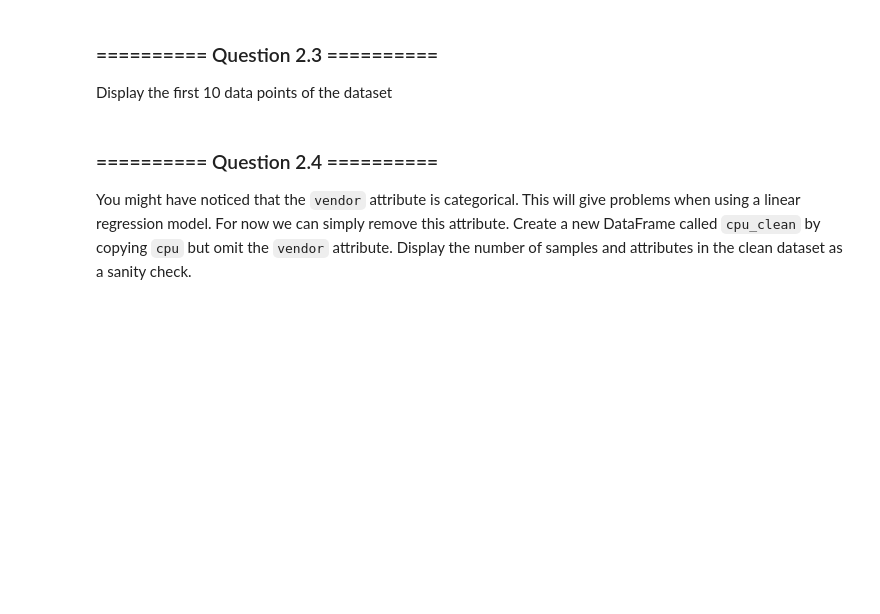
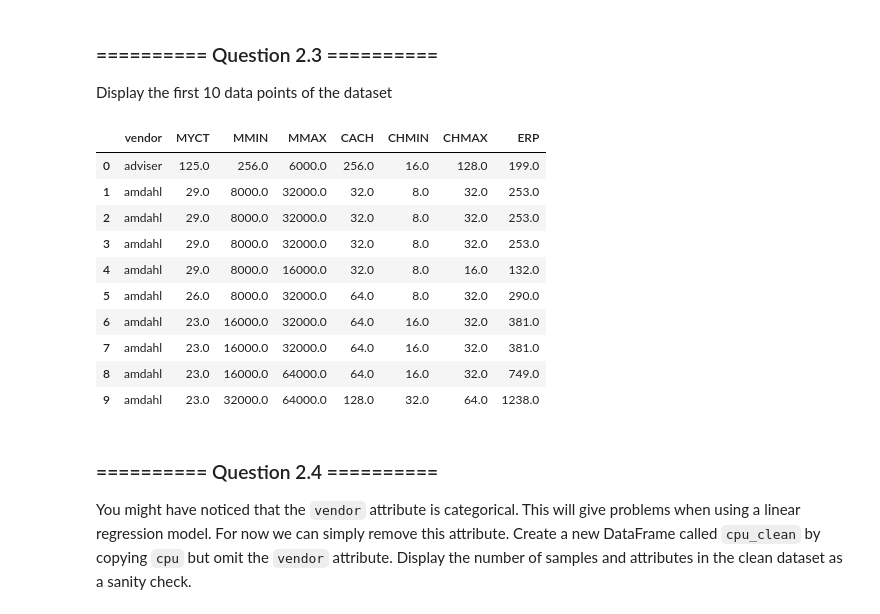
Before and after one commit to ishanparikh/IAML2018, a Jupyter notebook: Labs/02 - Decision Trees and Linear Regression.ipynb, the cells around one changed output. Saved outputs shown, nothing was run; the diff lists cells and outputs as text; code cells hidden in the pictures; blank space fills up the shorter version.

```diff
--- a/Labs/02 - Decision Trees and Linear Regression.ipynb
+++ b/Labs/02 - Decision Trees and Linear Regression.ipynb
@@ -399,6 +413,19 @@ Get a feeling of the data by using pandas `describe()` method.
 Display the first 10 data points of the dataset
 # %%
 # Your Code goes here:
+cpu.head(10)
+# %% [output]
+|  | vendor | MYCT | MMIN | MMAX | CACH | CHMIN | CHMAX | ERP |
+| 0 | adviser | 125.0 | 256.0 | 6000.0 | 256.0 | 16.0 | 128.0 | 199.0 |
+| 1 | amdahl | 29.0 | 8000.0 | 32000.0 | 32.0 | 8.0 | 32.0 | 253.0 |
+| 2 | amdahl | 29.0 | 8000.0 | 32000.0 | 32.0 | 8.0 | 32.0 | 253.0 |
+| 3 | amdahl | 29.0 | 8000.0 | 32000.0 | 32.0 | 8.0 | 32.0 | 253.0 |
+| 4 | amdahl | 29.0 | 8000.0 | 16000.0 | 32.0 | 8.0 | 16.0 | 132.0 |
+| 5 | amdahl | 26.0 | 8000.0 | 32000.0 | 64.0 | 8.0 | 32.0 | 290.0 |
+| 6 | amdahl | 23.0 | 16000.0 | 32000.0 | 64.0 | 16.0 | 32.0 | 381.0 |
+| 7 | amdahl | 23.0 | 16000.0 | 32000.0 | 64.0 | 16.0 | 32.0 | 381.0 |
+| 8 | amdahl | 23.0 | 16000.0 | 64000.0 | 64.0 | 16.0 | 32.0 | 749.0 |
+| 9 | amdahl | 23.0 | 32000.0 | 64000.0 | 128.0 | 32.0 | 64.0 | 1238.0 |
 # %% [markdown]
 ### ========== Question 2.4 ==========
 You might have noticed that the `vendor` attribute is categorical. This will give problems when using a linear regression model. For now we can simply remove this attribute. Create a new DataFrame called `cpu_clean` by copying `cpu` but omit the `vendor` attribute. Display the number of samples and attributes in the clean dataset as a sanity check.
```
Also changed, not shown: parts of 14 cells of this notebook.
